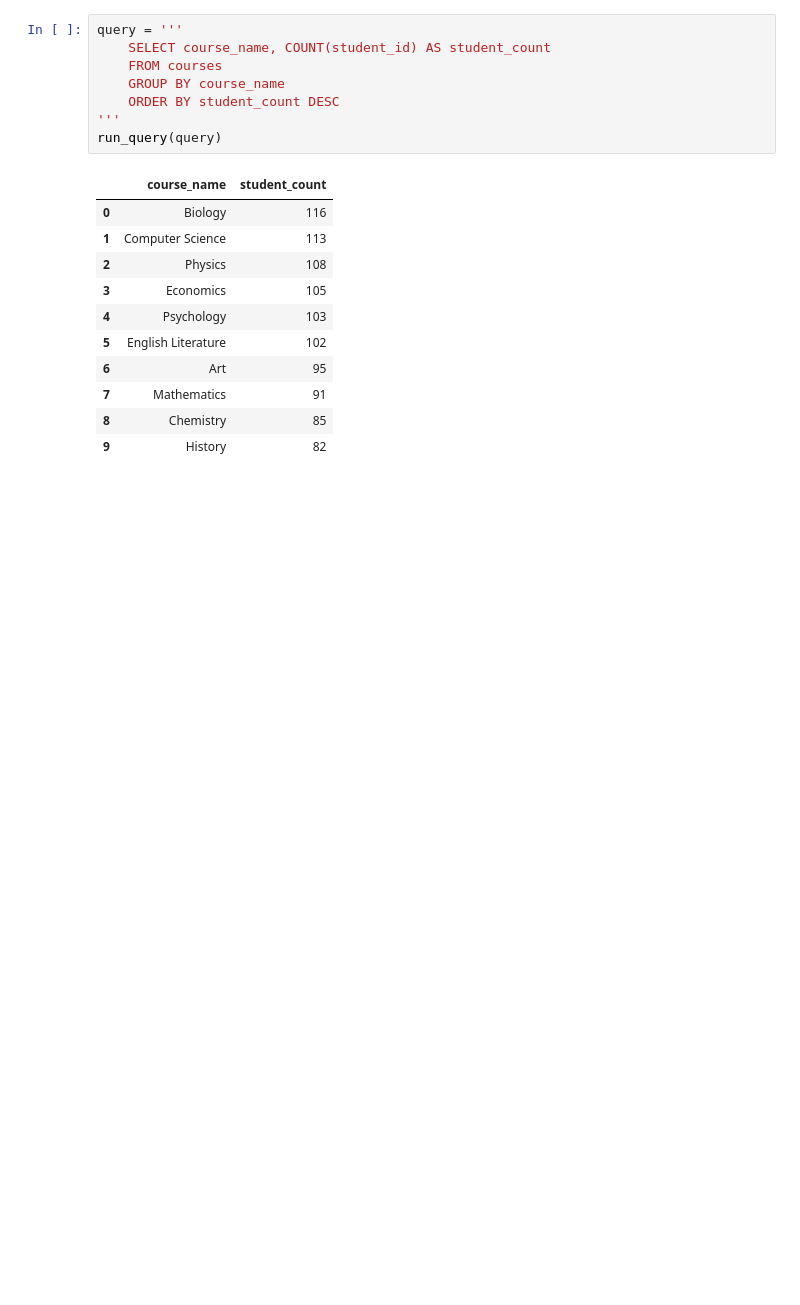
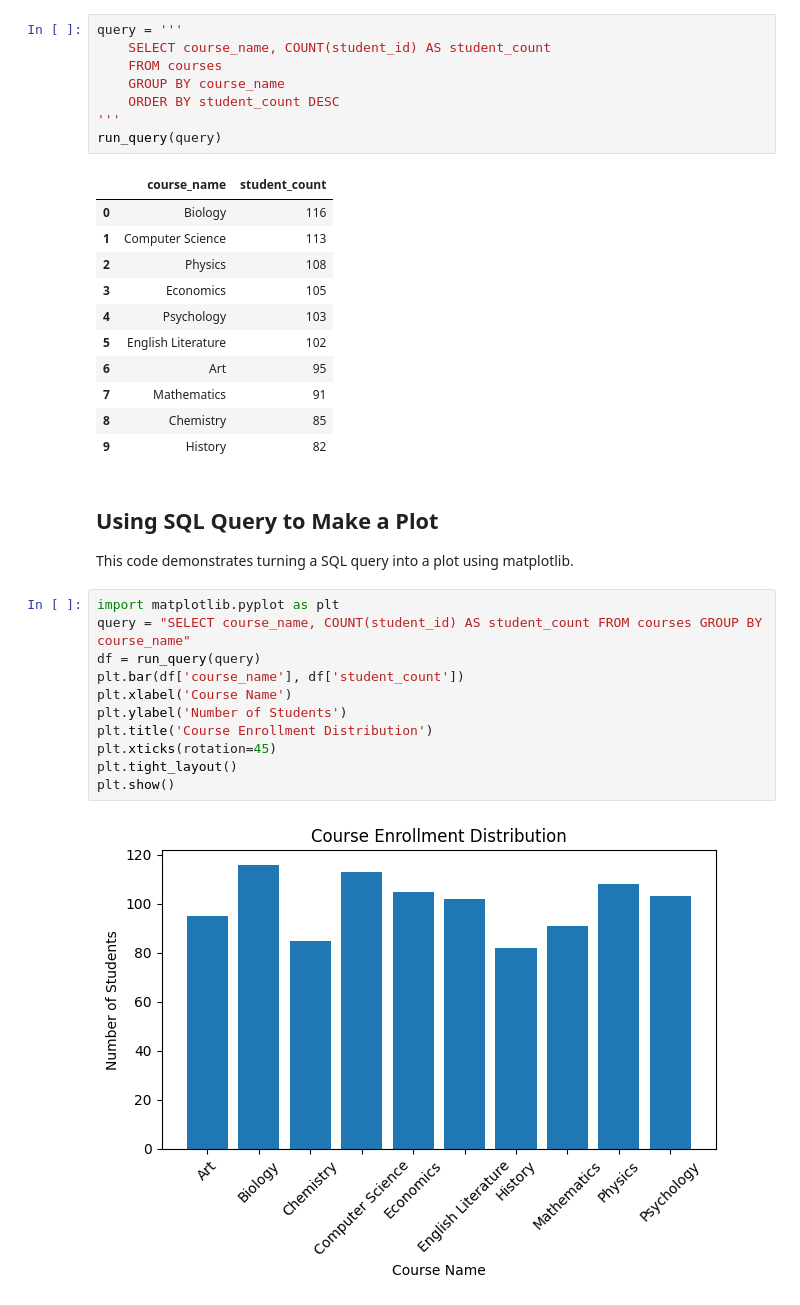
Before and after one commit to NicholasAnthony/SQL, a Jupyter notebook: queries.ipynb, the cells around one changed output. Cells and saved outputs as stored; diff of their text form; blank space fills up the shorter version.

```diff
--- a/queries.ipynb
+++ b/queries.ipynb
@@ -146,3 +146,20 @@ run_query(query)
 | 7 | Mathematics | 91 |
 | 8 | Chemistry | 85 |
 | 9 | History | 82 |
+# %% [markdown]
+## Using SQL Query to Make a Plot
+
+This code demonstrates turning a SQL query into a plot using matplotlib.
+# %%
+import matplotlib.pyplot as plt
+query = "SELECT course_name, COUNT(student_id) AS student_count FROM courses GROUP BY course_name"
+df = run_query(query)
+plt.bar(df['course_name'], df['student_count'])
+plt.xlabel('Course Name')
+plt.ylabel('Number of Students')
+plt.title('Course Enrollment Distribution')
+plt.xticks(rotation=45)
+plt.tight_layout()
+plt.show()
+# %% [output]
+[figure, added]
```
Also changed, not shown: 3 other files.
